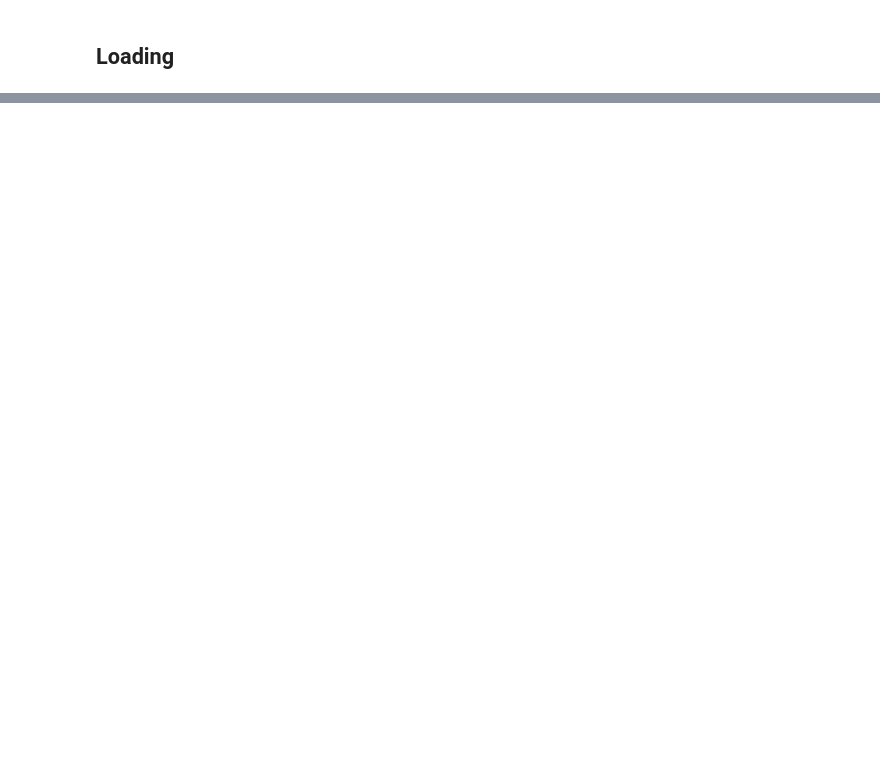
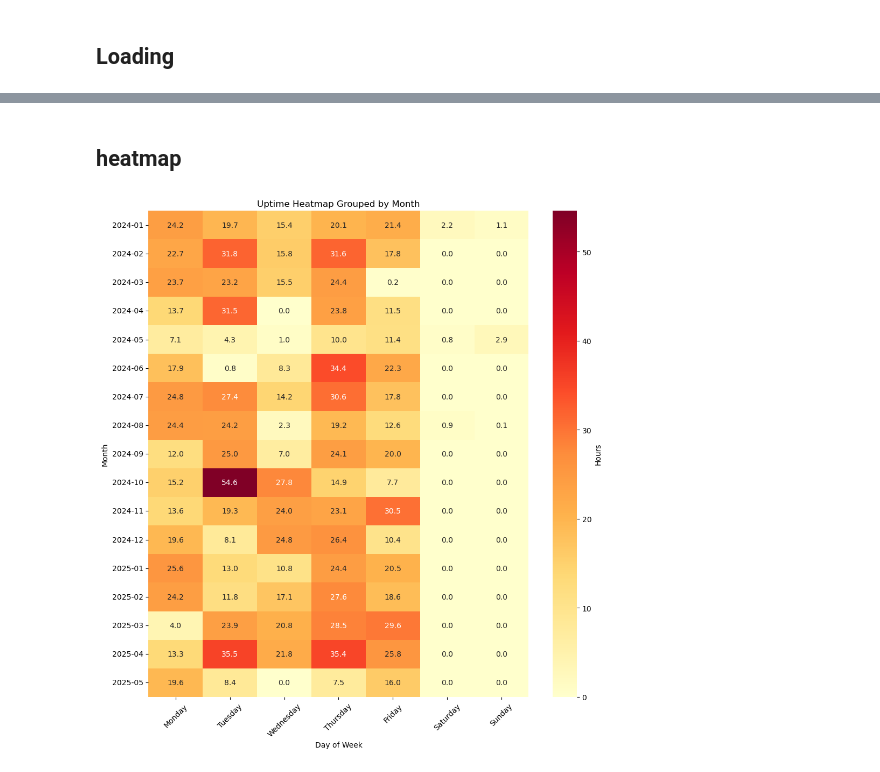
Before and after one commit to fitz35/my_personnal_script, a Jupyter notebook: src/analyze/analyze.ipynb, the cells around one changed output, grey strips where cells are left out. Drawn from its saved outputs; the diff is of its cells as text; code cells hidden in the pictures; blank space fills up the shorter version.

```diff
--- a/src/analyze/analyze.ipynb
+++ b/src/analyze/analyze.ipynb
@@ -21,0 +88,74 @@ Error:
+# %% [markdown]
+## heatmap
+# %%
+def plot_uptime_heatmap(records: list[UptimeRecord], group_by: str = "week"):
+    assert group_by in {"week", "month", "year"}, "group_by must be 'week', 'month', or 'year'"
+
+    # Fuse overlapping records
+    fused_records = UptimeRecord.fuse(records)
+
+    # Aggregate durations
+    aggregate = defaultdict(timedelta)
+
+    for record in fused_records:
+        current_start = record.start_time
+        current_end = record.end_time
+
+        while current_start < current_end:
+            next_day = (current_start + timedelta(days=1)).replace(hour=0, minute=0, second=0, microsecond=0)
+            split_end = min(current_end, next_day)
+            duration = split_end - current_start
+
+            dt = current_start
+            weekday = WeekDay(dt.weekday())
+
+            if group_by == "week":
+                key = (dt.isocalendar().year, dt.isocalendar().week, weekday)
+            elif group_by == "month":
+                key = (dt.year, dt.month, weekday)
+            elif group_by == "year":
+                key = (dt.year, weekday)
+
+            aggregate[key] += duration
+            current_start = split_end
+
+    # Identify all groups
+    if group_by == "week":
+        group_keys = sorted(set((y, w) for y, w, _ in aggregate))
+        group_labels = [f"{y}-W{w:02d}" for y, w in group_keys]
+        row_builder = lambda y, w: [(y, w, day) for day in WeekDay]
+    elif group_by == "month":
+        group_keys = sorted(set((y, m) for y, m, _ in aggregate))
+        group_labels = [f"{y}-{m:02d}" for y, m in group_keys]
+        row_builder = lambda y, m: [(y, m, day) for day in WeekDay]
+    elif group_by == "year":
+        group_keys = sorted(set((y,) for y, _ in aggregate))
+        group_labels = [f"{y}" for y, in group_keys]
+        row_builder = lambda y: [(y, day) for day in WeekDay]
+
+    # Construct heatmap matrix
+    matrix = []
+    for key in group_keys:
+        row = []
+        for composite_key in row_builder(*key):
+            duration = aggregate.get(composite_key, timedelta(0))
+            row.append(duration.total_seconds() / 3600.0)  # hours
+        matrix.append(row)
+
+    # Plotting
+    data = np.array(matrix)
+    plt.figure(figsize=(10, len(data) * 0.5 + 2))
+    ax = sns.heatmap(data, annot=True, fmt=".1f", cmap="YlOrRd", cbar_kws={"label": "Hours"})
+
+    plt.xticks(np.arange(7) + 0.5, [day.name.title() for day in WeekDay], rotation=45)
+    plt.yticks(np.arange(len(group_labels)) + 0.5, group_labels, rotation=0)
+
+    plt.title(f"Uptime Heatmap Grouped by {group_by.title()}")
+    plt.xlabel("Day of Week")
+    plt.ylabel(group_by.title())
+    plt.tight_layout()
+    plt.show()
+
+plot_uptime_heatmap(fused_uptime, group_by="month")
+# %% [output]
+[figure, added]
```
Also changed, not shown: parts of 8 cells of this notebook, 1 other file.
